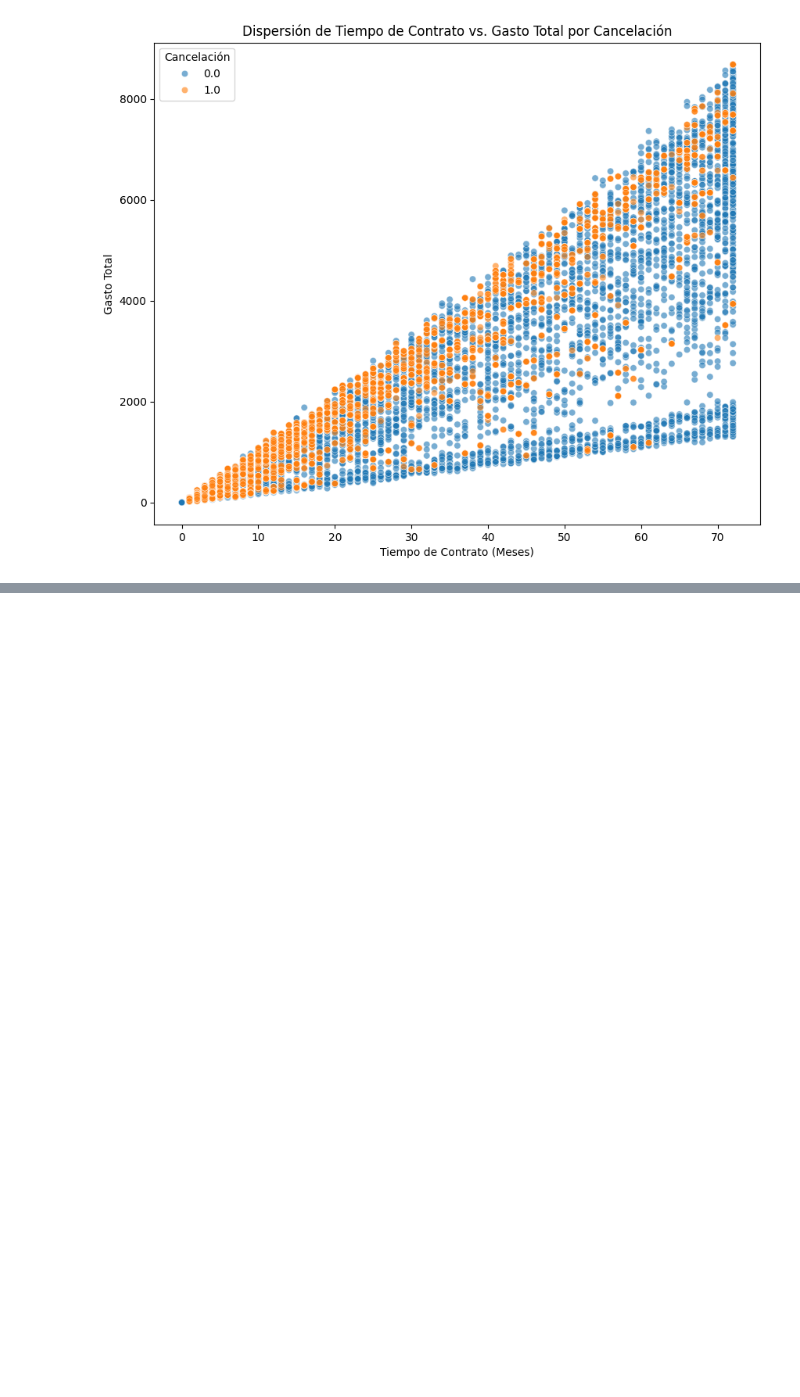
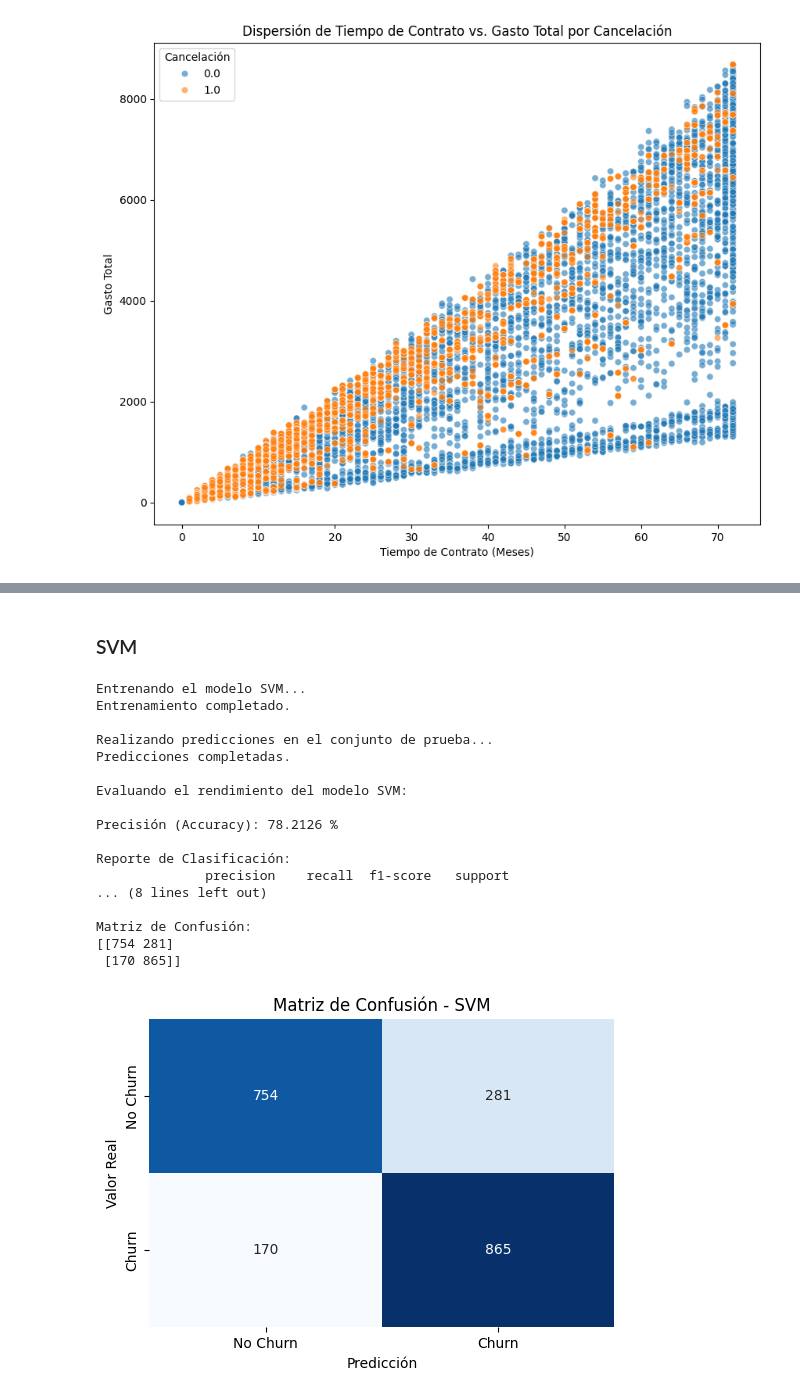
Before and after one commit to ggsgranados/TelecomX-LATAM-Parte-2, a Jupyter notebook: Telecom_X_Parte_2.ipynb, the cells around one changed output, grey strips where cells are left out. Saved outputs shown, nothing was run; the diff lists cells and outputs as text; code cells hidden in the pictures; blank space fills up the shorter version.

```diff
--- a/Telecom_X_Parte_2.ipynb
+++ b/Telecom_X_Parte_2.ipynb
@@ -358,0 +629,61 @@ plt.show()
+# %% [markdown]
+### SVM
+# %%
+# Inicializar el modelo
+# Considerar ajustar el kernel ('linear', 'poly', 'rbf', 'sigmoid') y los hiperparámetros (C, gamma).
+# rbf es un kernel común y a menudo funciona bien.
+model_svm = SVC(kernel='rbf', random_state=42)
+
+# Entrenar el modelo con los datos de entrenamiento
+print("\nEntrenando el modelo SVM...")
+model_svm.fit(X_train, y_train)
+print("Entrenamiento completado.")
+
+# Predecir en el conjunto de prueba
+print("\nRealizando predicciones en el conjunto de prueba...")
+y_pred_svm = model_svm.predict(X_test)
+print("Predicciones completadas.")
+
+# Evaluar el rendimiento del modelo
+print("\nEvaluando el rendimiento del modelo SVM:")
+
+# Calcular la precisión
+accuracy_svm = accuracy_score(y_test, y_pred_svm)
+print(f"\nPrecisión (Accuracy): {accuracy_svm*100:.4f} %")
+
+# Mostrar el reporte de clasificación
+print("\nReporte de Clasificación:")
+print(classification_report(y_test, y_pred_svm))
+
+# Mostrar la matriz de confusión
+print("\nMatriz de Confusión:")
+conf_matrix_svm = confusion_matrix(y_test, y_pred_svm)
+print(conf_matrix_svm)
+
+# Visualizar la matriz de confusión
+plt.figure(figsize=(6, 4))
+sns.heatmap(conf_matrix_svm, annot=True, fmt='d', cmap='Blues', cbar=False,
+            xticklabels=['No Churn', 'Churn'], yticklabels=['No Churn', 'Churn'])
+plt.xlabel('Predicción')
+plt.ylabel('Valor Real')
+plt.title('Matriz de Confusión - SVM')
+plt.show()
+# %% [output]
+Entrenando el modelo SVM...
+Entrenamiento completado.
+
+Realizando predicciones en el conjunto de prueba...
+Predicciones completadas.
+
+Evaluando el rendimiento del modelo SVM:
+
+Precisión (Accuracy): 78.2126 %
+
+Reporte de Clasificación:
+              precision    recall  f1-score   support
+... (8 lines left out)
+
+Matriz de Confusión:
+[[754 281]
+ [170 865]]
+[figure, added]
```
Also changed, not shown: parts of 21 cells of this notebook.
